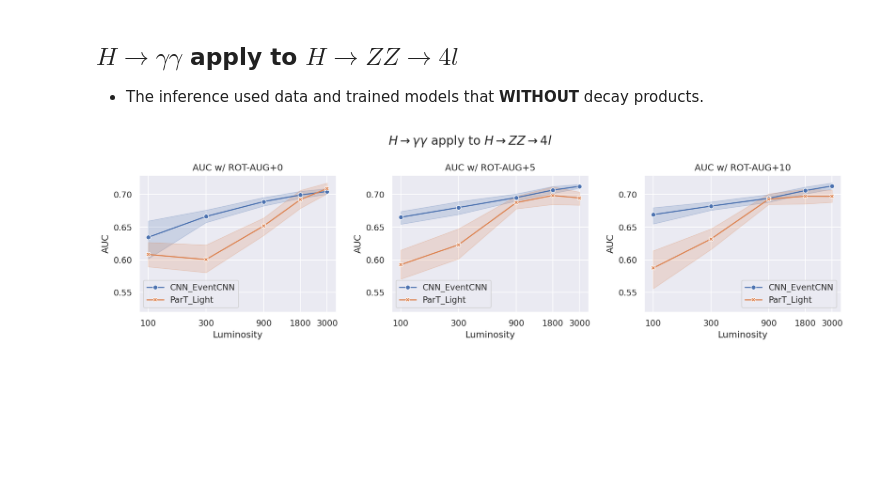
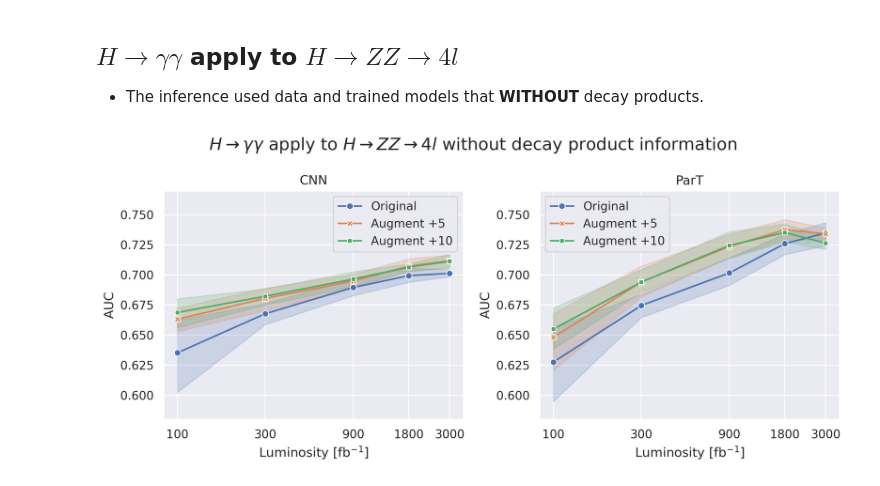
Before and after one commit to maplexgitx0302/NTUHEPML-CWoLa, a Jupyter notebook: notebooks/02-metrics.ipynb, the cells around one changed output. Drawn from its saved outputs; the diff is of its cells as text; code cells hidden in the pictures; blank space fills up the shorter version.

```diff
--- a/notebooks/02-metrics.ipynb
+++ b/notebooks/02-metrics.ipynb
@@ -132,24 +153,42 @@ plt.show()
 ## $H \rightarrow \gamma \gamma$ apply to $H \rightarrow ZZ \rightarrow 4l$
 
 - The inference used data and trained models that **WITHOUT** decay products.
-# %%
-fig, ax = plt.subplots(1, 3, figsize=(14, 4), dpi=150)
-fig.suptitle(r"$H\rightarrow\gamma\gamma$ apply to $H\rightarrow ZZ\rightarrow 4l$", fontsize=16)
-plt_title_list = ['+0', '+5', '+10']
-
-for i, date_time in enumerate(['20250930_105915', '20250923_232355', '20250924_111848']):
-    df = pd.read_csv(ROOT / 'output' / 'inference' / f'inference_{date_time}.csv')
-
-    sns.lineplot(data=df, x='luminosity', y='test_auc', hue='model_name', style='model_name', markers=True, dashes=False, ax=ax[i])
-    ax[i].set_xscale("log")
-    ax[i].set_xticks([100, 300, 900, 1800, 3000])
-    ax[i].set_xticklabels([100, 300, 900, 1800, 3000])
-    ax[i].set(xlabel="Luminosity", ylabel="AUC")
-    ax[i].set_title(f"AUC w/ ROT-AUG{plt_title_list[i]}")
-    ax[i].set_ylim(0.52, 0.73)
-    ax[i].legend()
-
-plt.tight_layout()
-plt.show()
-# %% [output]
-[figure, removed]
+# %%
+fig, ax = plt.subplots(1, 2, figsize=(10, 4.5), dpi=300)
+fig.suptitle(r"$H\rightarrow\gamma\gamma$ apply to $H\rightarrow ZZ\rightarrow 4l$ without decay product information", fontsize=16)
+
+inference_info_list = [
+    # Removing also neighbors near decay product
+    ('image', 'CNN_EventCNN', '20251005_154731', 'Original'),
+    ('image', 'CNN_EventCNN', '20251006_114628', 'Augment +5'),
+    ('image', 'CNN_EventCNN', '20251007_015709', 'Augment +10'),
+    ('sequence', 'ParT_Light', '20251005_154731', 'Original'),
+    ('sequence', 'ParT_Light', '20251006_114628', 'Augment +5'),
+    ('sequence', 'ParT_Light', '20251007_015709', 'Augment +10'),
+]
+
+inf_df = pd.DataFrame()
+for (data_format, model, date_time, aug_info) in inference_info_list:
+    tmp_df = pd.read_csv(ROOT / 'output' / 'inference' / f"{model}_{date_time}.csv")
+    tmp_df['hue'] = aug_info
+    inf_df = pd.concat([inf_df, tmp_df], ignore_index=True)
+
+inf_df.loc[inf_df['model'] == 'CNN_EventCNN', 'model_paper'] = 'CNN'
+inf_df.loc[inf_df['model'] == 'ParT_Light', 'model_paper'] = 'ParT'
+
+for i, model_paper in enumerate(['CNN', 'ParT']):
+    tmp_df = inf_df[inf_df['model_paper'] == model_paper]
+    sns.lineplot(data=tmp_df, x='luminosity', y='test_auc', hue='hue', style='hue', markers=True, dashes=False, ax=ax[i])
+    ax[i].set_xscale("log")
+    ax[i].set_xticks(luminosity_list)
+    ax[i].set_xticklabels(luminosity_list)
+    ax[i].set(xlabel=r"Luminosity [fb$^{-1}$]", ylabel="AUC")
+    ax[i].set_title(f"{model_paper}")
+    ax[i].set_ylim(0.58, 0.77)
+    ax[i].legend()
+
+plt.tight_layout()
+plt.show()
+fig.savefig(ROOT / 'figures' / 'AUC_zz4l.pdf')
+# %% [output]
+[figure, added]
```
Also changed, not shown: parts of 5 cells of this notebook, 10 other files.
